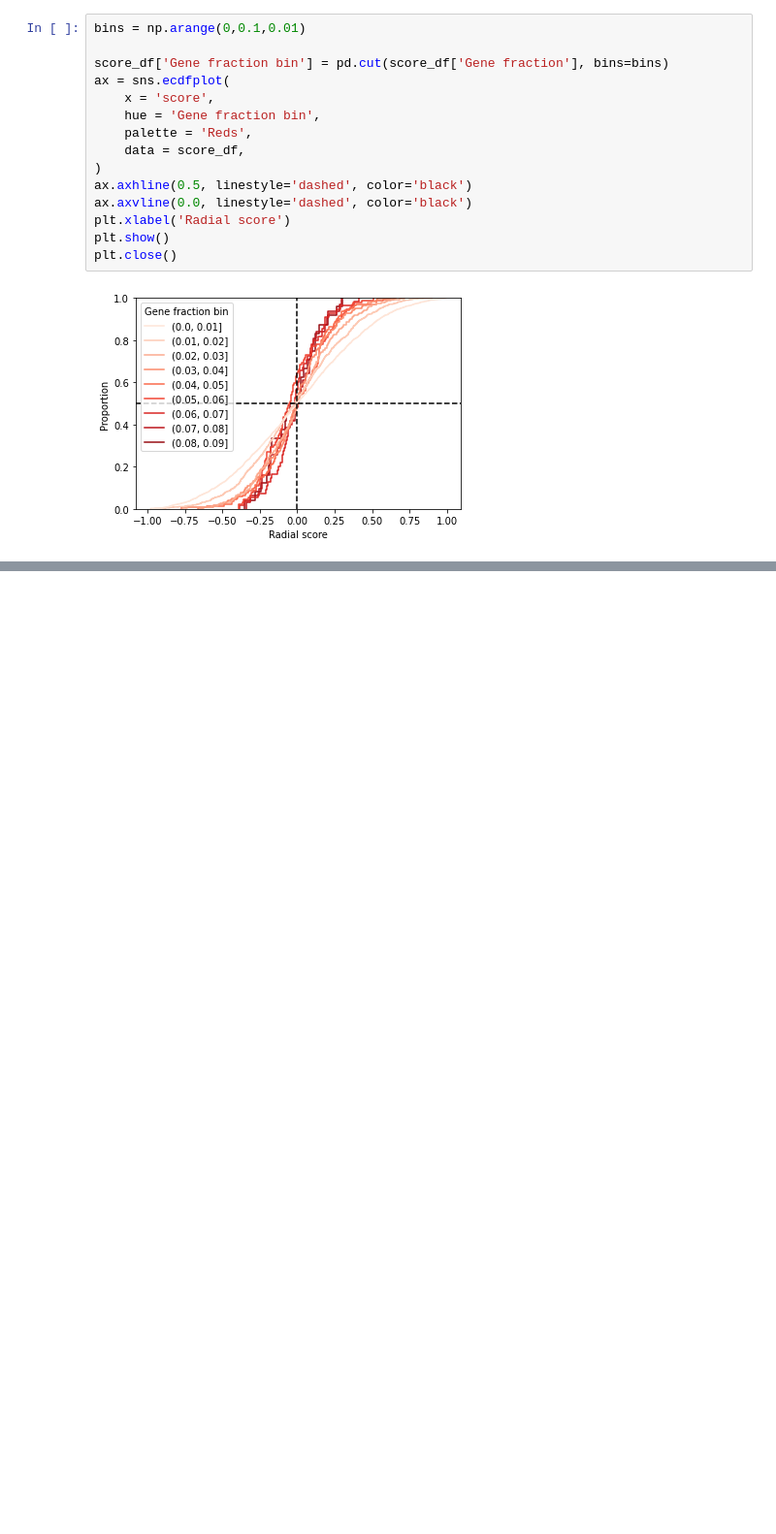
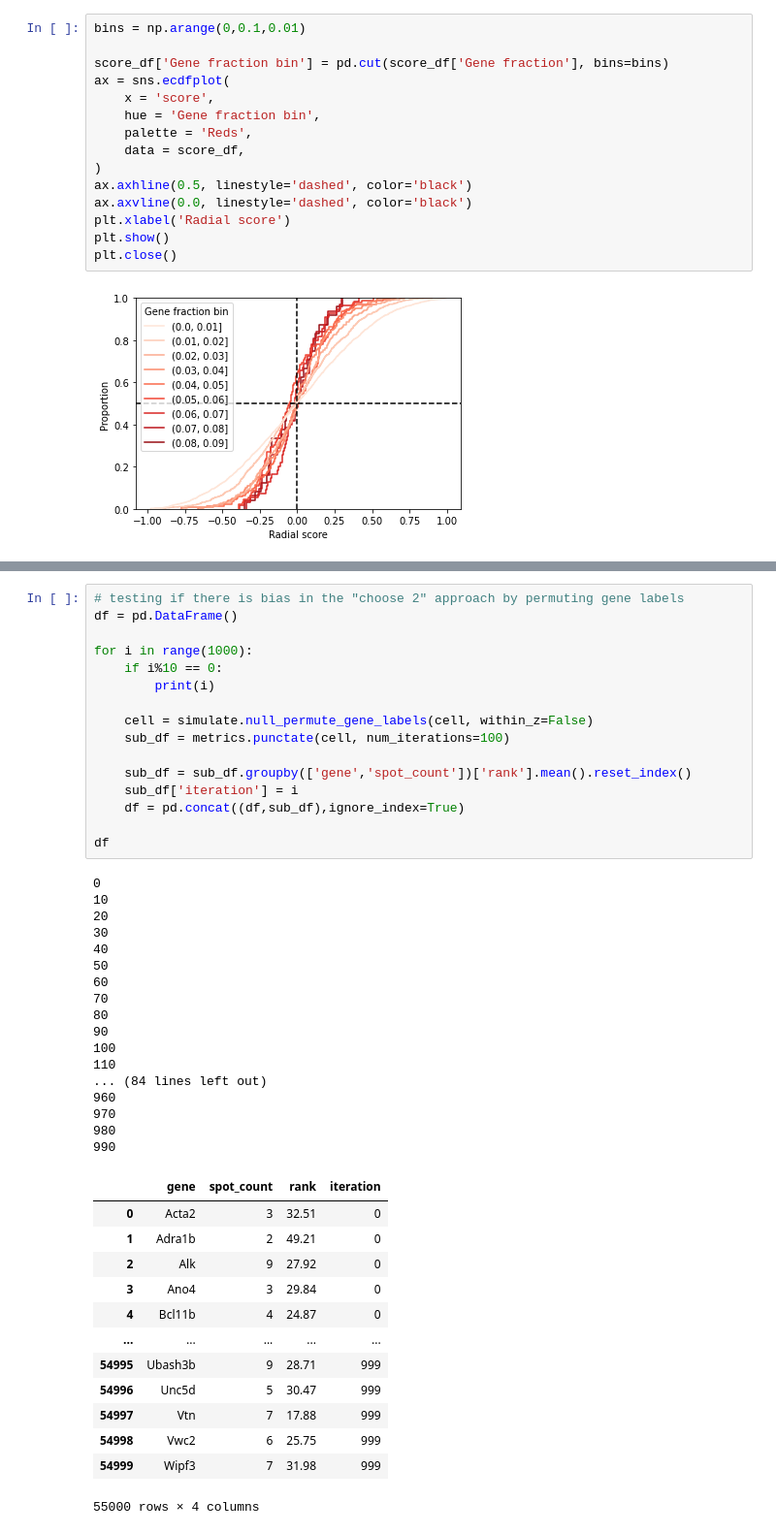
Before and after one commit to salzman-lab/SPRAWL, a Jupyter notebook: analysis/fixing_radial_punctate_biases.ipynb, the cells around one changed output, grey strips where cells are left out. Shown at 97% size. Cells and saved outputs as stored; diff of their text form; blank space fills up the shorter version.

```diff
--- a/analysis/fixing_radial_punctate_biases.ipynb
+++ b/analysis/fixing_radial_punctate_biases.ipynb
@@ -223,0 +291,47 @@ plt.close()
+# %%
+# testing if there is bias in the "choose 2" approach by permuting gene labels
+df = pd.DataFrame()
+
+for i in range(1000):
+    if i%10 == 0:
+        print(i)
+
+    cell = simulate.null_permute_gene_labels(cell, within_z=False)
+    sub_df = metrics.punctate(cell, num_iterations=100)
+
+    sub_df = sub_df.groupby(['gene','spot_count'])['rank'].mean().reset_index()
+    sub_df['iteration'] = i
+    df = pd.concat((df,sub_df),ignore_index=True)
+
+df
+# %% [output]
+0
+10
+20
+30
+40
+50
+60
+70
+80
+90
+100
+110
+... (84 lines left out)
+960
+970
+980
+990
+|  | gene | spot_count | rank | iteration |
+| 0 | Acta2 | 3 | 32.51 | 0 |
+| 1 | Adra1b | 2 | 49.21 | 0 |
+| 2 | Alk | 9 | 27.92 | 0 |
+| 3 | Ano4 | 3 | 29.84 | 0 |
+| 4 | Bcl11b | 4 | 24.87 | 0 |
+| ... | ... | ... | ... | ... |
+| 54995 | Ubash3b | 9 | 28.71 | 999 |
+| 54996 | Unc5d | 5 | 30.47 | 999 |
+| 54997 | Vtn | 7 | 17.88 | 999 |
+| 54998 | Vwc2 | 6 | 25.75 | 999 |
+| 54999 | Wipf3 | 7 | 31.98 | 999 |
+55000 rows × 4 columns
```
Also changed, not shown: parts of 11 cells of this notebook, 3 other files.
